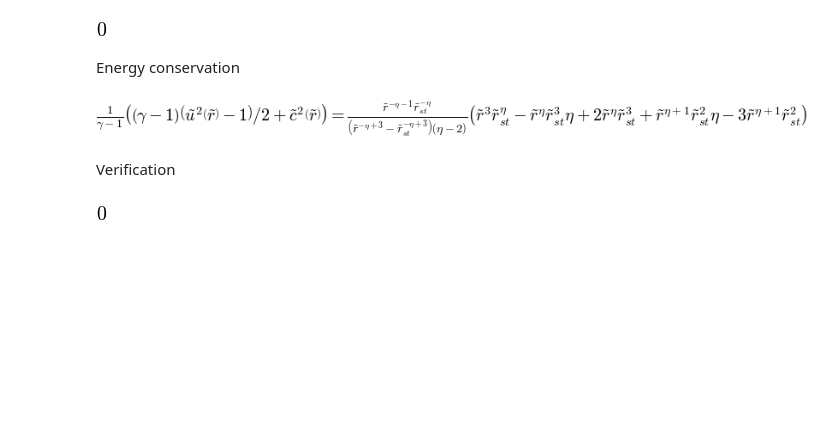
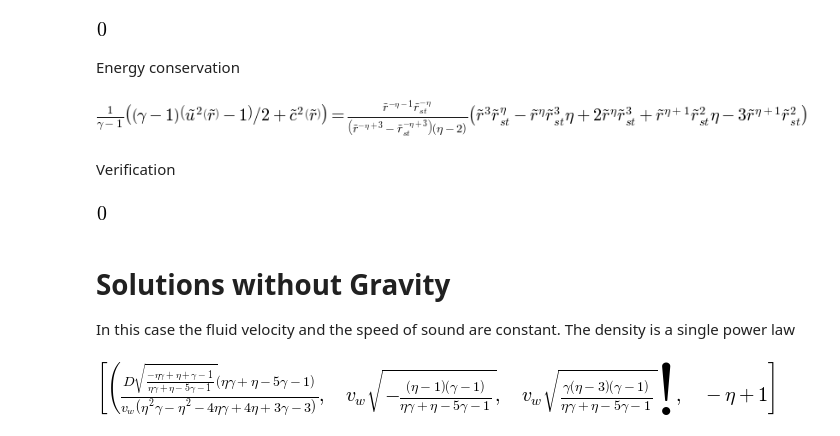
Before and after one commit to bolverk/generalised_bondi, a Jupyter notebook: generalised_bondi_point_mass.ipynb, the cells around one changed output. Cells and saved outputs as stored; diff of their text form; code cells hidden in the pictures; blank space fills up the shorter version.

Commit message:
derive asymptotic solution

```diff
--- a/generalised_bondi_point_mass.ipynb
+++ b/generalised_bondi_point_mass.ipynb
@@ -192,3 +190,27 @@ temp = temp.subs(sympy.solve(integral_mass_conservation,tilde_rho(tilde_r),dict=
 temp.simplify()
 # %% [output]
 [figure]
+# %% [markdown]
+# Solutions without Gravity
+In this case the fluid velocity and the speed of sound are constant. The density is a single power law
+# %%
+c = sympy.Symbol('c')
+alpha = sympy.Symbol('alpha')
+A = sympy.Symbol('A')
+temp = [mass_conservation,momentum_conservation,energy_conservation]
+temp = map(lambda eqn: eqn.subs(q,mass_source), temp)
+temp = map(lambda eqn: eqn.subs(p(r),rho(r)*c(r)**2/gamma), temp)
+temp = map(lambda eqn: eqn.doit(), temp)
+temp = map(lambda eqn: eqn.subs(M,0), temp)
+temp = map(lambda eqn: eqn.subs(u(r).diff(r),0), temp)
+temp = map(lambda eqn: eqn.subs(c(r).diff(r),0), temp)
+temp = map(lambda eqn: eqn.subs(rho(r),A*r**alpha),temp)
+temp = map(lambda eqn: eqn.doit(), temp)
+temp = map(lambda eqn: eqn.simplify(), temp)
+asymptotic_density_index = sympy.solve(sympy.Eq(sympy.log(temp[0].lhs).diff(r)*r,
+         (sympy.log(temp[0].rhs).diff(r)*r).subs(u(r).diff(r),0)),alpha)[0]
+temp = map(lambda eqn: eqn.subs(alpha,asymptotic_density_index), temp)
+asymptotic_prefactors = sympy.solve(temp,[A,u(r),c(r)])[1]
+[asymptotic_prefactors,asymptotic_density_index]
+# %% [output]
+[figure, added]
```
Also changed, not shown: parts of 4 cells of this notebook.
